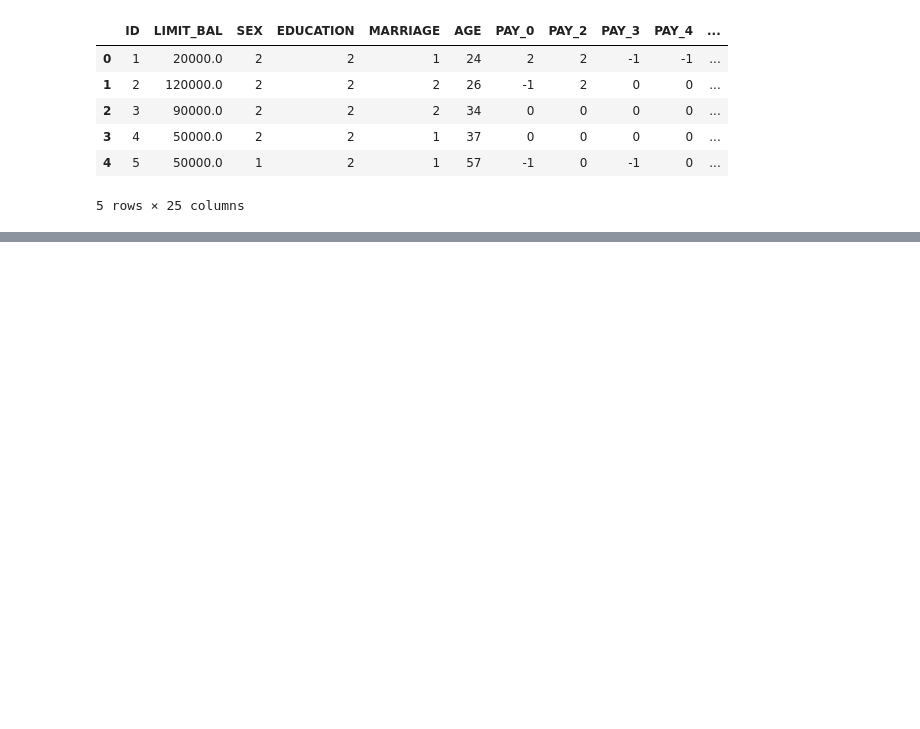
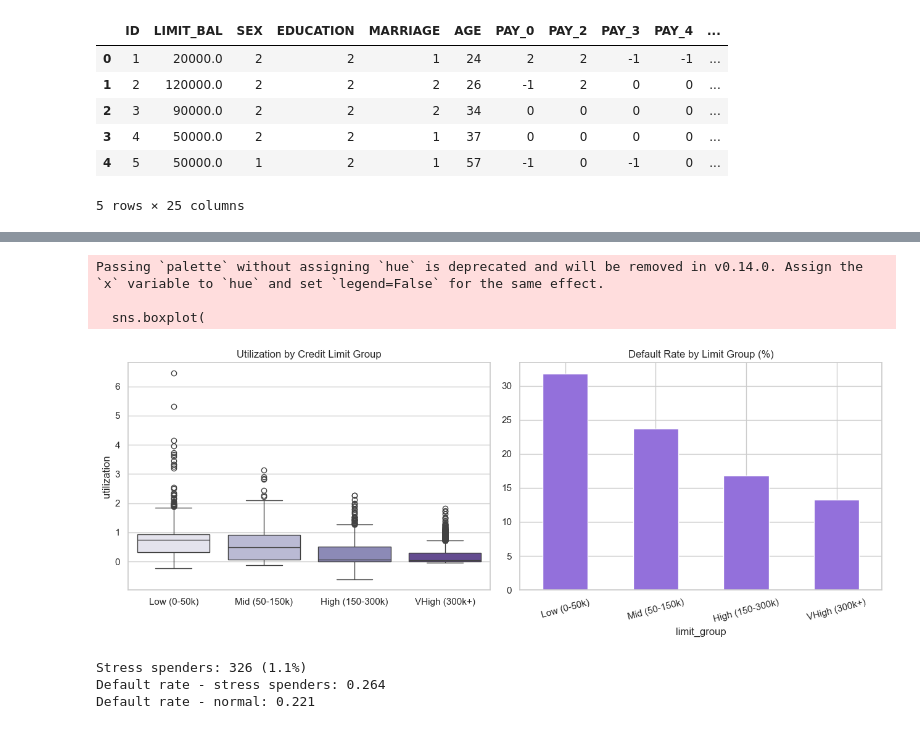
Before and after one commit to KaarthikSekar/CreditCardDetection, a Jupyter notebook: code.ipynb, the cells around one changed output, grey strips where cells are left out. Saved outputs shown, nothing was run; the diff lists cells and outputs as text; code cells hidden in the pictures; blank space fills up the shorter version.

```diff
--- a/code.ipynb
+++ b/code.ipynb
@@ -131,0 +158,54 @@ Name: count, dtype: int64
+# %%
+df["limit_group"] = pd.cut(
+    df["LIMIT_BAL"],
+    bins=[0, 50000, 150000, 300000, 1000000],
+    labels=["Low (0-50k)", "Mid (50-150k)", "High (150-300k)", "VHigh (300k+)"],
+)
+
+fig, axes = plt.subplots(1, 2, figsize=(13, 5))
+
+sns.boxplot(
+    data=df,
+    x="limit_group",
+    y="utilization",
+    ax=axes[0],
+    palette="Purples",
+    order=["Low (0-50k)", "Mid (50-150k)", "High (150-300k)", "VHigh (300k+)"],
+)
+axes[0].set_title("Utilization by Credit Limit Group")
+axes[0].set_xlabel("")
+
+dr = df.groupby("limit_group")["default"].mean() * 100
+dr.plot(kind="bar", ax=axes[1], color="mediumpurple", edgecolor="white")
+axes[1].set_title("Default Rate by Limit Group (%)")
+axes[1].tick_params(axis="x", rotation=15)
+
+plt.tight_layout()
+plt.savefig("02_limit_utilization.png", dpi=150)
+plt.show()
+# %% [output]
+Passing `palette` without assigning `hue` is deprecated and will be removed in v0.14.0. Assign the `x` variable to `hue` and set `legend=False` for the same effect.
+
+  sns.boxplot(
+[figure, added]
+# %%
+from scipy import stats
+
+df["util_zscore"] = df.groupby("EDUCATION")["utilization"].transform(
+    lambda x: stats.zscore(x, nan_policy="omit")
+)
+
+df["stress_spender"] = df["util_zscore"] > 2.0
+
+print(
+    f"Stress spenders: {df['stress_spender'].sum()} ({df['stress_spender'].mean()*100:.1f}%)"
+)
+print(
+    "Default rate - stress spenders:",
+    df[df["stress_spender"]]["default"].mean().round(3),
+)
+print("Default rate - normal:", df[~df["stress_spender"]]["default"].mean().round(3))
+# %% [output]
+Stress spenders: 326 (1.1%)
+Default rate - stress spenders: 0.264
+Default rate - normal: 0.221
```
Also changed, not shown: parts of 5 cells of this notebook, 3 other files.
